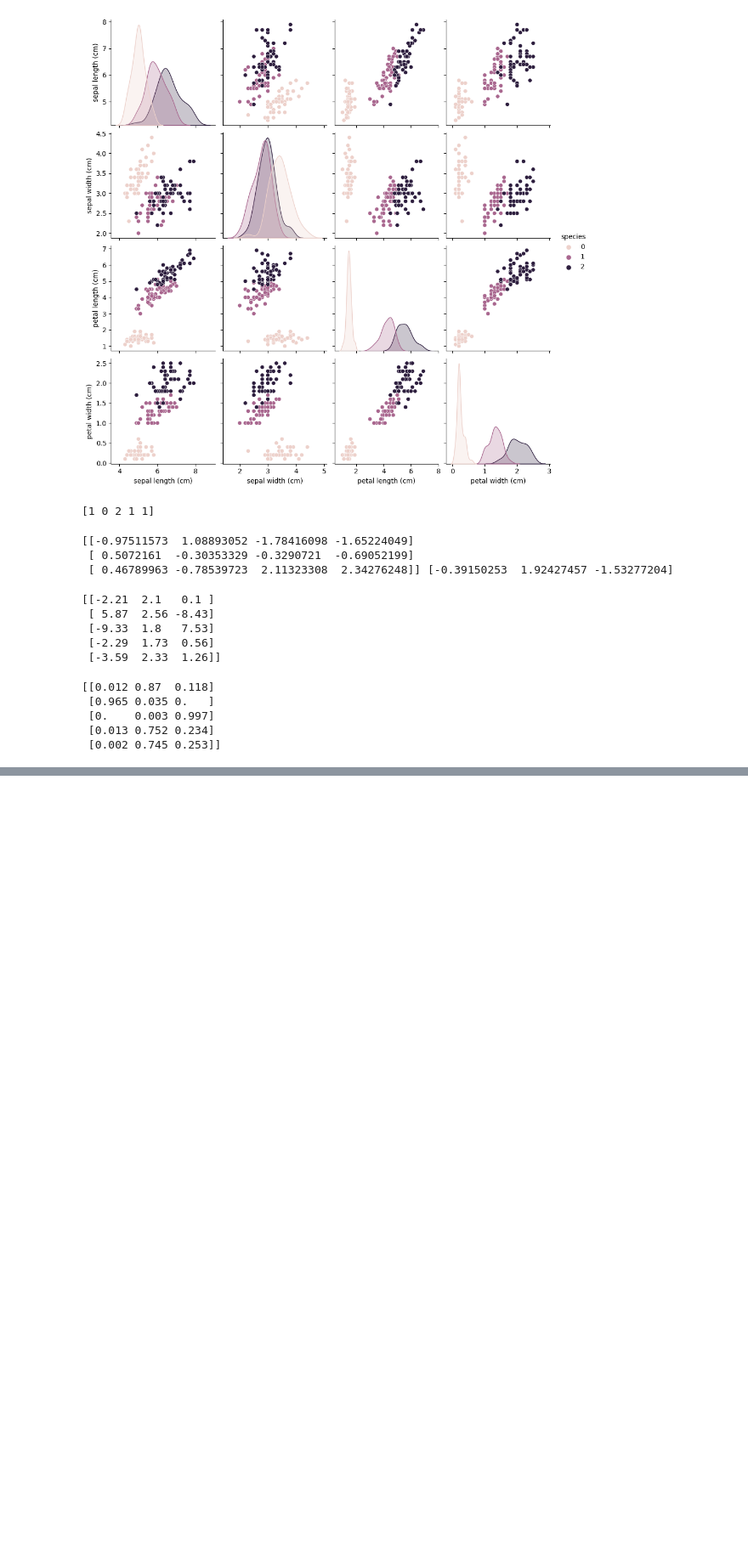
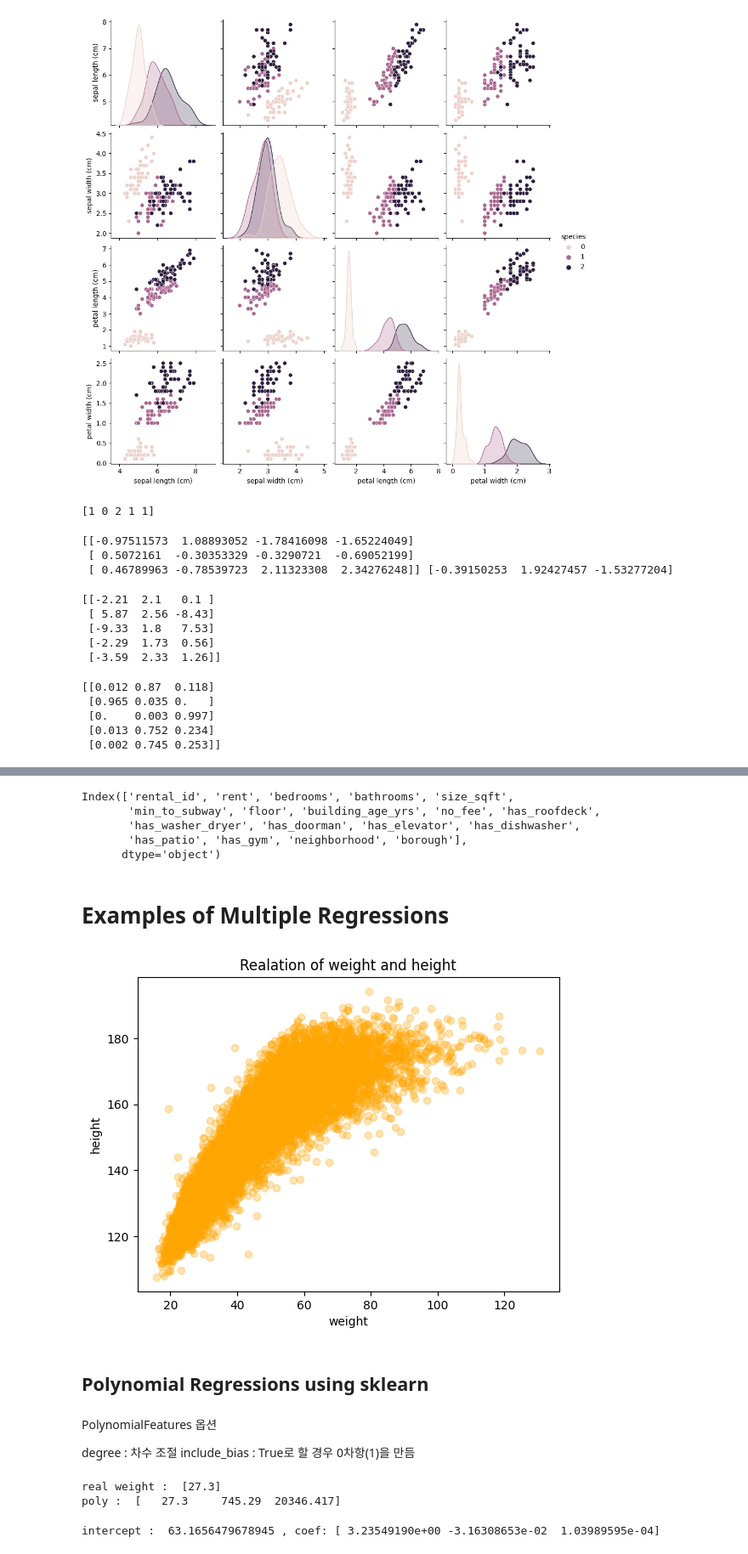
Before and after one commit to jimintsolip/DataAnalysisPractice, a Jupyter notebook: DataPrediction.ipynb, the cells around one changed output, grey strips where cells are left out. Shown at 85% size. Cells and saved outputs as stored; diff of their text form; code cells hidden in the pictures; blank space fills up the shorter version.

```diff
--- a/DataPrediction.ipynb
+++ b/DataPrediction.ipynb
@@ -314,0 +441,10 @@ print(np.round(proba, decimals=3))
+# %%
+df.columns
+# %% [output]
+Index(['rental_id', 'rent', 'bedrooms', 'bathrooms', 'size_sqft',
+       'min_to_subway', 'floor', 'building_age_yrs', 'no_fee', 'has_roofdeck',
+       'has_washer_dryer', 'has_doorman', 'has_elevator', 'has_dishwasher',
+       'has_patio', 'has_gym', 'neighborhood', 'borough'],
+      dtype='object')
+# %% [markdown]
+# Examples of Multiple Regressions
@@ -314,0 +457,26 @@ print(np.round(proba, decimals=3))
+# %%
+df = df.reset_index()
+# %%
+# 불필요한 칼럼 제거
+df = df[['몸무게','키']]
+# %%
+# Nan 데이터 제거(공백 데이터)
+df = df.dropna()
+# %%
+weight = []
+height = []
+
+# 키와 몸무게 칼럼 추출
+weight.extend(df['몸무게'])
+height.extend(df['키'])
+# %%
+plt.figure()
+plt.scatter(weight,height, alpha=0.3,color = 'orange')
+plt.title('Realation of weight and height')
+plt.xlabel('weight')
+plt.ylabel('height')
+plt.show()
+# %% [output]
+[figure, added]
+# %% [markdown]
+## Polynomial Regressions using sklearn
@@ -314,0 +492,26 @@ print(np.round(proba, decimals=3))
+# %% [markdown]
+PolynomialFeatures 옵션
+
+degree : 차수 조절
+include_bias : True로 할 경우 0차항(1)을 만듬
+# %%
+user_degree = 3 # 3차 다항식
+# x 에 대한 제곱근 (다항식 형태로 변환)
+poly_features  = PolynomialFeatures(degree=user_degree, include_bias=False) # 3차항으로, 그리고 0차항은 제외
+X_train_poly = poly_features.fit_transform(weight_real)
+
+print('real weight : ',weight_real[0])
+print('poly : ',X_train_poly[0])
+# 입력데이터 x / x가 27.3 /  x^2  745.29 / x^3  20346.417
+# %% [output]
+real weight :  [27.3]
+poly :  [   27.3     745.29  20346.417]
+# %%
+#다항 회귀 예측
+lin_reg = LinearRegression()
+lin_reg.fit(X_train_poly, height)
+print('intercept : ',lin_reg.intercept_,', coef:' , lin_reg.coef_)
+# line_fitter.coef_: 기울기, 다항회귀 공식의 a_1, a_2,..,a_s
+# line_fitter.intercept_ : 절편, 다항회귀 공식의 a_0
+# %% [output]
+intercept :  63.1656479678945 , coef: [ 3.23549190e+00 -3.16308653e-02  1.03989595e-04]
```
Also changed, not shown: parts of 30 cells of this notebook, 2 other files.
